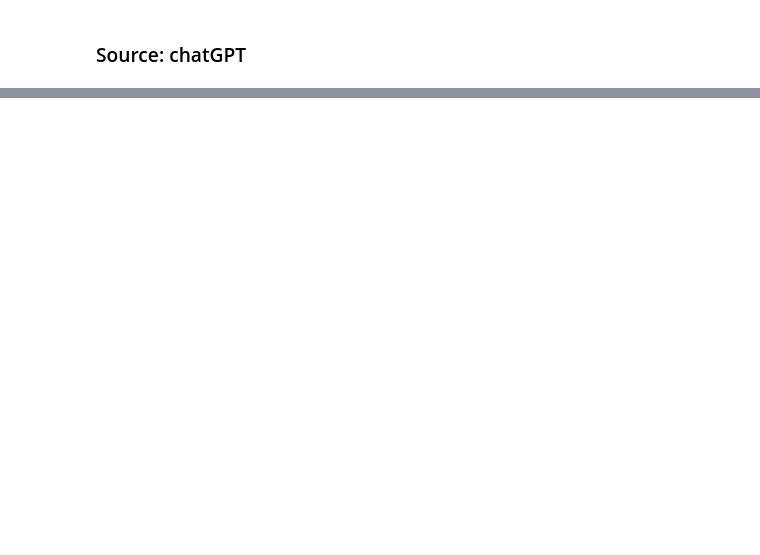
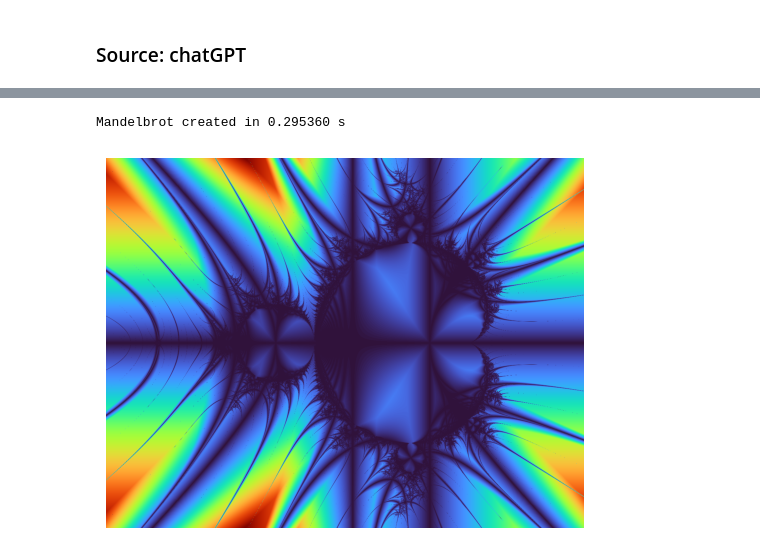
Before and after one commit to eandreas/fractalart, a Jupyter notebook: playgrounds/_performance.ipynb, the cells around one changed output, grey strips where cells are left out. Drawn from its saved outputs; the diff is of its cells as text; code cells hidden in the pictures; blank space fills up the shorter version.

Commit message:
Added traps to performance notebook

```diff
--- a/playgrounds/_performance.ipynb
+++ b/playgrounds/_performance.ipynb
@@ -289,0 +323,16 @@ Mandelbrot created in 0.062598 s
+# %%
+xmin, xmax = -2.1, 1.0
+ymin, ymax = -1.2, 1.2
+width, height = 1536, 1024
+max_iter = 200
+start = timer()
+image = mandelbrot_trap_numba(xmin, xmax, ymin, ymax, width, height, max_iter)
+dt = timer() - start
+print("Mandelbrot created in %f s" % dt)
+#image = equalize_histogram(image)
+plt.imshow(image, cmap='turbo', extent=(xmin, xmax, ymin, ymax))
+plt.axis('off')
+plt.show()
+# %% [output]
+Mandelbrot created in 0.295360 s
+[figure, added]
```
Also changed, not shown: parts of 13 cells of this notebook.
